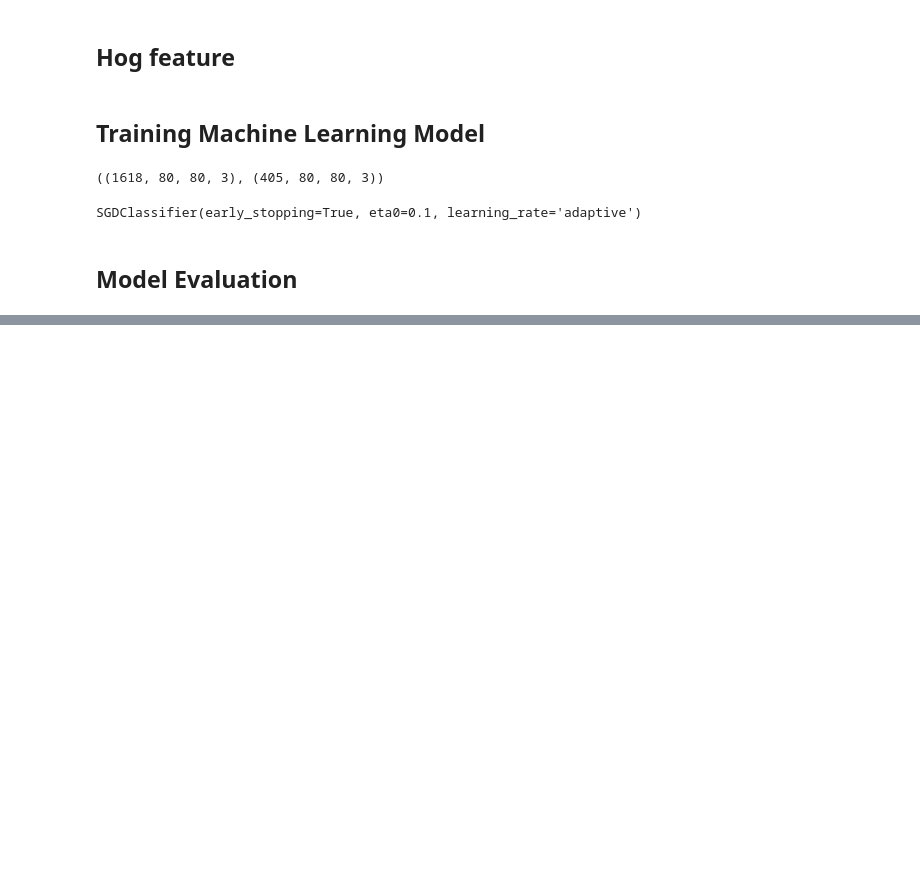
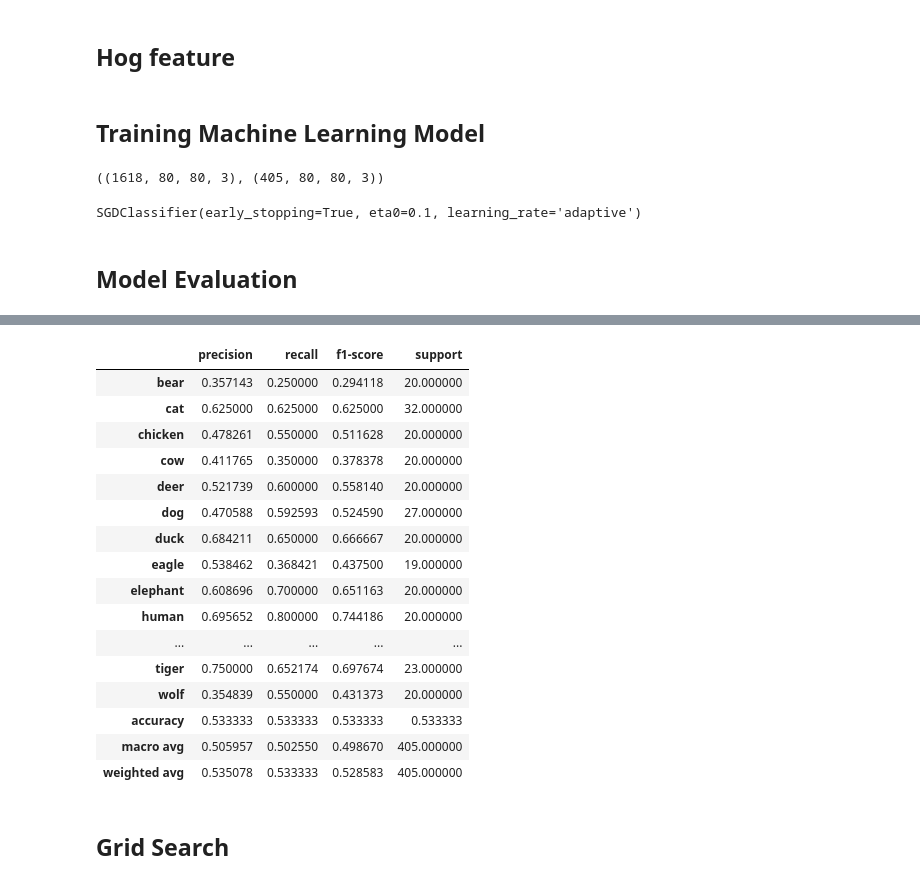
Before and after one commit to KishanBillava/DeployCV_FlaskApp, a Jupyter notebook: MachineLearning.ipynb, the cells around one changed output, grey strips where cells are left out. Saved outputs shown, nothing was run; the diff lists cells and outputs as text; code cells hidden in the pictures; blank space fills up the shorter version.

```diff
--- a/MachineLearning.ipynb
+++ b/MachineLearning.ipynb
@@ -206,0 +242,14 @@ y_pred_test = model_sgd.predict(X_test_scale)
+# %%
+model_pipe = Pipeline([
+    ('grayscale', rgb2gray_transform()),
+    ('hogtransform', hogtransformer(orientations=8,
+                                    pixels_per_cell=(10,10),
+                                    cells_per_block=(3,3))),
+    ('scaler', StandardScaler()),
+    ('sgd', SGDClassifier(loss='hinge',
+                          learning_rate='adaptive',
+                          early_stopping=True,
+                          eta0=0.1))
+])
+# %%
+model_pipe.fit(X_train, y_train)
@@ -206,0 +264,26 @@ y_pred_test = model_sgd.predict(X_test_scale)
+# %%
+y_pred_test = model_pipe.predict(X_test)
+# %%
+cr = sklearn.metrics.classification_report(y_test,
+                                      y_pred_test,
+                                      output_dict=True)
+
+pd.DataFrame(cr).T
+# %% [output]
+|  | precision | recall | f1-score | support |
+| bear | 0.357143 | 0.250000 | 0.294118 | 20.000000 |
+| cat | 0.625000 | 0.625000 | 0.625000 | 32.000000 |
+| chicken | 0.478261 | 0.550000 | 0.511628 | 20.000000 |
+| cow | 0.411765 | 0.350000 | 0.378378 | 20.000000 |
+| deer | 0.521739 | 0.600000 | 0.558140 | 20.000000 |
+| dog | 0.470588 | 0.592593 | 0.524590 | 27.000000 |
+| duck | 0.684211 | 0.650000 | 0.666667 | 20.000000 |
+| eagle | 0.538462 | 0.368421 | 0.437500 | 19.000000 |
+| elephant | 0.608696 | 0.700000 | 0.651163 | 20.000000 |
+| human | 0.695652 | 0.800000 | 0.744186 | 20.000000 |
+| ... | ... | ... | ... | ... |
+| tiger | 0.750000 | 0.652174 | 0.697674 | 23.000000 |
+| wolf | 0.354839 | 0.550000 | 0.431373 | 20.000000 |
+| accuracy | 0.533333 | 0.533333 | 0.533333 | 0.533333 |
+| macro avg | 0.505957 | 0.502550 | 0.498670 | 405.000000 |
+| weighted avg | 0.535078 | 0.533333 | 0.528583 | 405.000000 |
@@ -206,0 +292,2 @@ y_pred_test = model_sgd.predict(X_test_scale)
+# %% [markdown]
+## Grid Search
```
Also changed, not shown: parts of 11 cells of this notebook.
